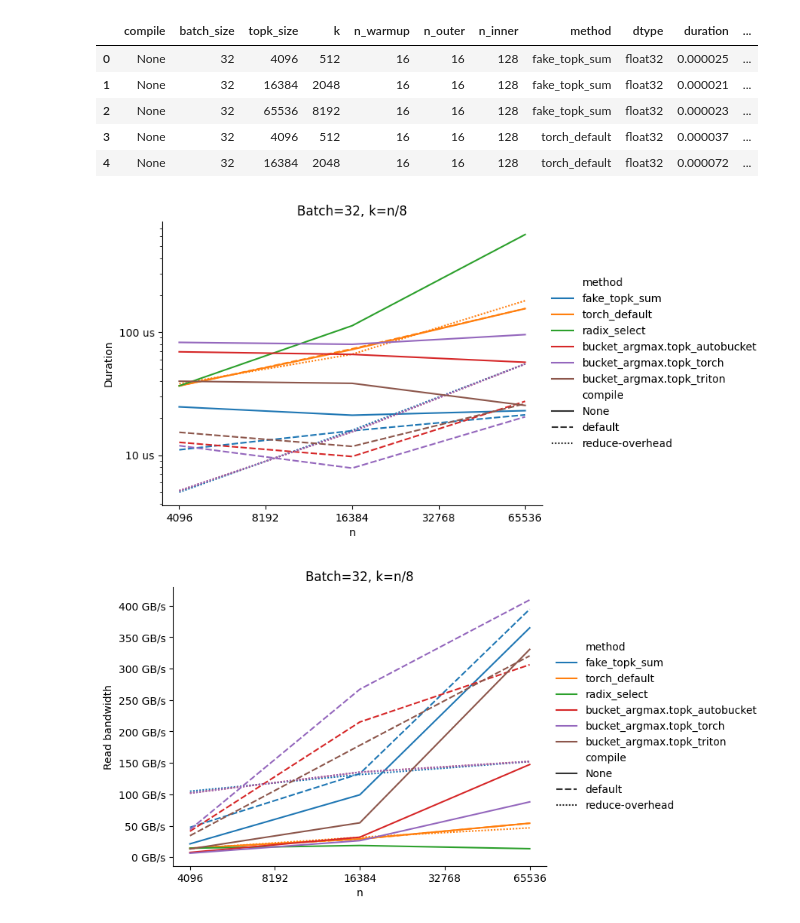
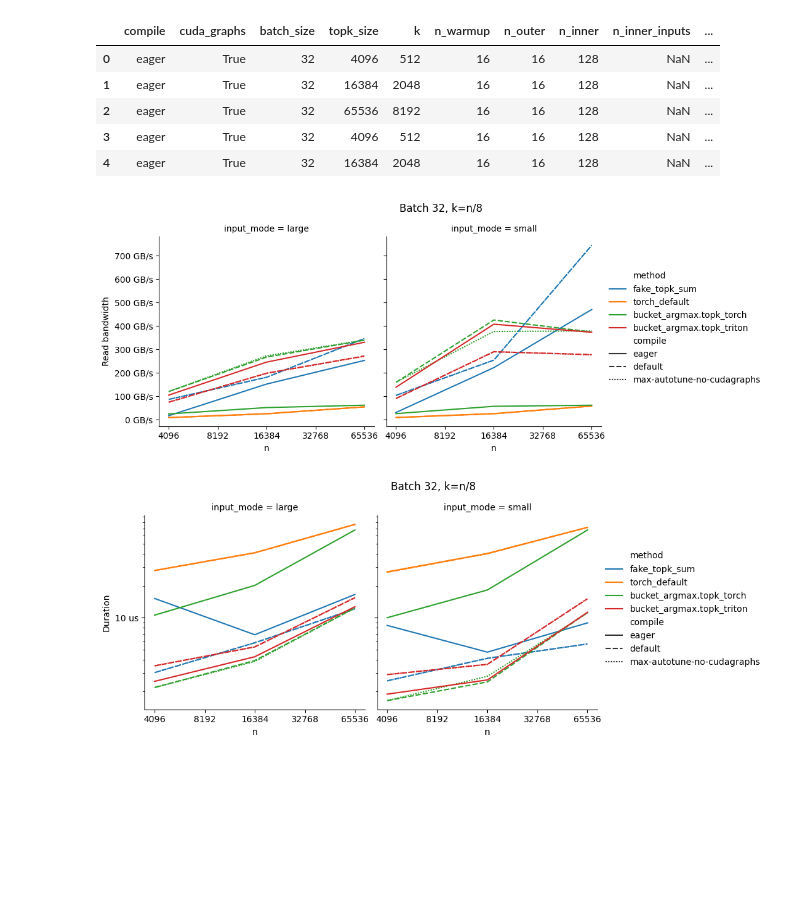
Before and after one commit to graphcore-research/pytorch-approx-topk, a Jupyter notebook: notebooks/20240812-benchmarks-a10.ipynb, the cells around one changed output. Cells and saved outputs as stored; diff of their text form; code cells hidden in the pictures; blank space fills up the shorter version.

Commit message:
Improve benchmarking setup using CUDA Graphs, move torch.compile scope to a single iteration

```diff
--- a/notebooks/20240812-benchmarks-a10.ipynb
+++ b/notebooks/20240812-benchmarks-a10.ipynb
@@ -14,7 +14,8 @@ matplotlib.rc("legend", frameon=False)
 # %%
 df = (pd.read_json("../results/measure_speed.jsonl", lines=True)
     .pipe(lambda d: d.assign(
-        compile=d.compile.apply(str),
+        input_mode=d.n_inner_inputs.apply(lambda x: "small" if x == 1 else "large"),
+        compile=d.compile.fillna("eager"),
         method=d.method.apply(lambda s: re.sub(r"(^\.+)|(\.+$)", "", re.sub(r"\b(approx_topk|exact_methods|topk|__main__)\b", "", s))),
         duration=d.duration.apply(np.mean) / d.n_inner,
         duration_stderr=d.duration.apply(lambda d: np.std(d)/np.sqrt(len(d))) / d.n_inner,
@@ -25,32 +26,35 @@ df = (pd.read_json("../results/measure_speed.jsonl", lines=True)
 )
 df.head()
 # %% [output]
-|  | compile | batch_size | topk_size | k | n_warmup | n_outer | n_inner | method | dtype | duration | ... |
-| 0 | None | 32 | 4096 | 512 | 16 | 16 | 128 | fake_topk_sum | float32 | 0.000025 | ... |
-| 1 | None | 32 | 16384 | 2048 | 16 | 16 | 128 | fake_topk_sum | float32 | 0.000021 | ... |
-| 2 | None | 32 | 65536 | 8192 | 16 | 16 | 128 | fake_topk_sum | float32 | 0.000023 | ... |
-| 3 | None | 32 | 4096 | 512 | 16 | 16 | 128 | torch_default | float32 | 0.000037 | ... |
-| 4 | None | 32 | 16384 | 2048 | 16 | 16 | 128 | torch_default | float32 | 0.000072 | ... |
+|  | compile | cuda_graphs | batch_size | topk_size | k | n_warmup | n_outer | n_inner | n_inner_inputs | ... |
+| 0 | eager | True | 32 | 4096 | 512 | 16 | 16 | 128 | NaN | ... |
+| 1 | eager | True | 32 | 16384 | 2048 | 16 | 16 | 128 | NaN | ... |
+| 2 | eager | True | 32 | 65536 | 8192 | 16 | 16 | 128 | NaN | ... |
+| 3 | eager | True | 32 | 4096 | 512 | 16 | 16 | 128 | NaN | ... |
+| 4 | eager | True | 32 | 16384 | 2048 | 16 | 16 | 128 | NaN | ... |
+# %%
+batch_size, = df.batch_size.unique()
+topk_size_over_k, = (df.topk_size//df.k).unique()
+
+g = sns.relplot(data=df, y="bandwidth", x="topk_size", hue="method", col="input_mode", style="compile", kind="line", height=4)
+for ax in g.axes.flatten():
+    ax.yaxis.set_major_formatter(lambda x, _: f"{x/1e9:.0f} GB/s")
+    ax.set_xscale("log", base=2)
+    ax.xaxis.set_major_formatter("{x:.0f}")
+    ax.set_xlabel("n")
+    ax.set_ylabel("Read bandwidth")
+plt.suptitle(f"Batch {batch_size}, k=n/{topk_size_over_k}", y=1.05);
+# %% [output]
+[figure, added]
 # %%
-ax = sns.lineplot(data=df, y="duration", x="topk_size", hue="method", style="compile")
-ax.legend(loc="center left", bbox_to_anchor=(1.0, 0.5))
-ax.set_yscale("log")
-ax.yaxis.set_major_formatter(lambda x, _: f"{x*1e6:.0f} us")
-ax.set_xscale("log", base=2)
-ax.xaxis.set_major_formatter("{x:.0f}")
-ax.set_xlabel("n")
-ax.set_ylabel("Duration")
-ax.set_title("Batch=32, k=n/8");
+g = sns.relplot(data=df, y="duration", x="topk_size", hue="method", col="input_mode", style="compile", kind="line", height=4)
+for ax in g.axes.flatten():
+    ax.set_yscale("log")
+    ax.yaxis.set_major_formatter(lambda x, _: f"{x*1e6:.0f} us")
+    ax.set_xscale("log", base=2)
+    ax.xaxis.set_major_formatter("{x:.0f}")
+    ax.set_xlabel("n")
+    ax.set_ylabel("Duration")
+plt.suptitle(f"Batch {batch_size}, k=n/{topk_size_over_k}", y=1.05);
 # %% [output]
-[figure, old version]
+[figure, new version]
-# %%
-ax = sns.lineplot(data=df, y="bandwidth", x="topk_size", hue="method", style="compile")
-ax.legend(loc="center left", bbox_to_anchor=(1.0, 0.5))
-ax.yaxis.set_major_formatter(lambda x, _: f"{x/1e9:.0f} GB/s")
-ax.set_xscale("log", base=2)
-ax.xaxis.set_major_formatter("{x:.0f}")
-ax.set_xlabel("n")
-ax.set_ylabel("Read bandwidth")
-ax.set_title("Batch=32, k=n/8");
-# %% [output]
-[figure, removed]
```
Also changed, not shown: 1 other file.
